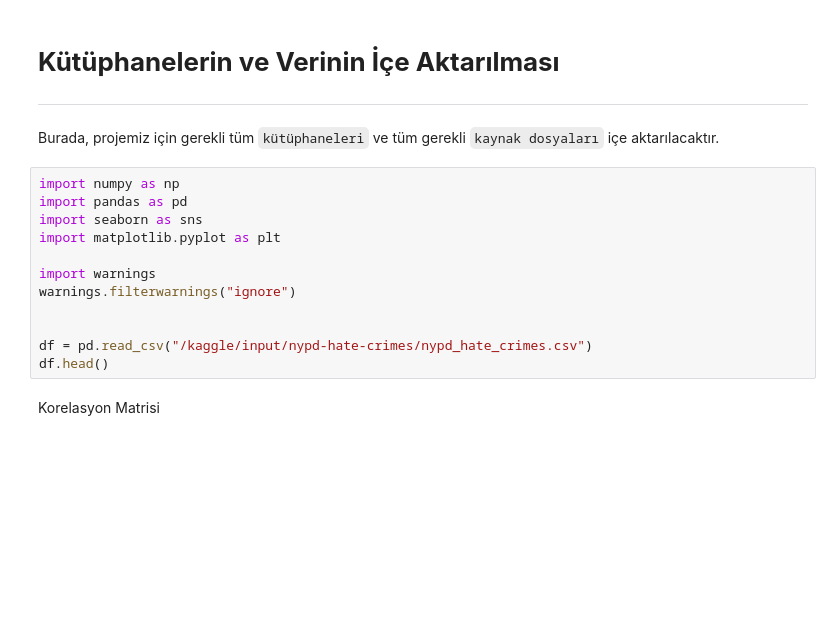
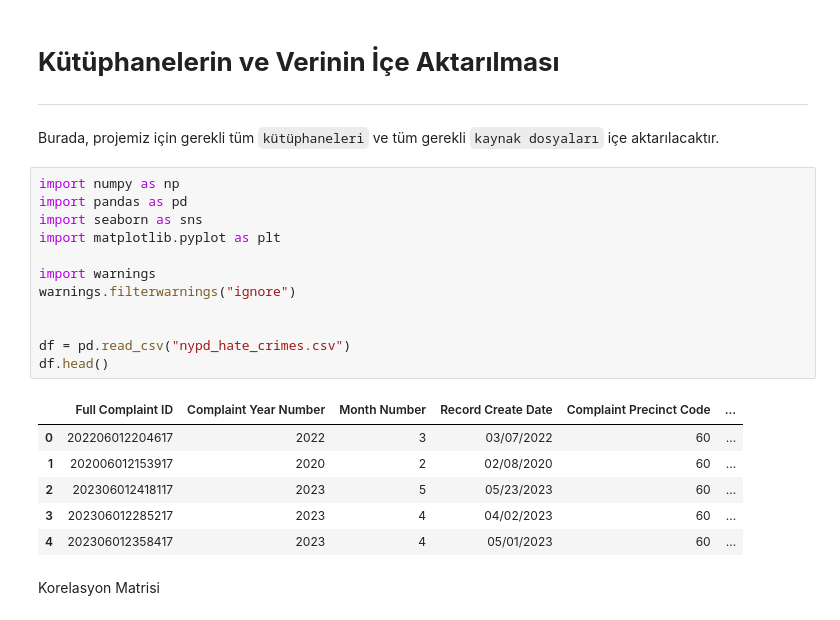
Before and after one commit to alialtunoglu/nypd-hate-crime-analysis, a Jupyter notebook: nypd_crime.ipynb, the cells around one changed output. Saved outputs shown, nothing was run; the diff lists cells and outputs as text; blank space fills up the shorter version.

```diff
--- a/nypd_crime.ipynb
+++ b/nypd_crime.ipynb
@@ -18,15 +19,22 @@ Burada, projemiz için gerekli tüm `kütüphaneleri` ve tüm gerekli `kaynak do
 # %%
 import numpy as np
 import pandas as pd
 import seaborn as sns
 import matplotlib.pyplot as plt
 
 import warnings
 warnings.filterwarnings("ignore")
 
 
-df = pd.read_csv("/kaggle/input/nypd-hate-crimes/nypd_hate_crimes.csv")
+df = pd.read_csv("nypd_hate_crimes.csv")
 df.head()
+# %% [output]
+|  | Full Complaint ID | Complaint Year Number | Month Number | Record Create Date | Complaint Precinct Code | ... |
+| 0 | 202206012204617 | 2022 | 3 | 03/07/2022 | 60 | ... |
+| 1 | 202006012153917 | 2020 | 2 | 02/08/2020 | 60 | ... |
+| 2 | 202306012418117 | 2023 | 5 | 05/23/2023 | 60 | ... |
+| 3 | 202306012285217 | 2023 | 4 | 04/02/2023 | 60 | ... |
+| 4 | 202306012358417 | 2023 | 4 | 05/01/2023 | 60 | ... |
 # %% [markdown]
 Korelasyon Matrisi
 # %% [markdown]
```
Also changed, not shown: parts of 32 cells of this notebook.
